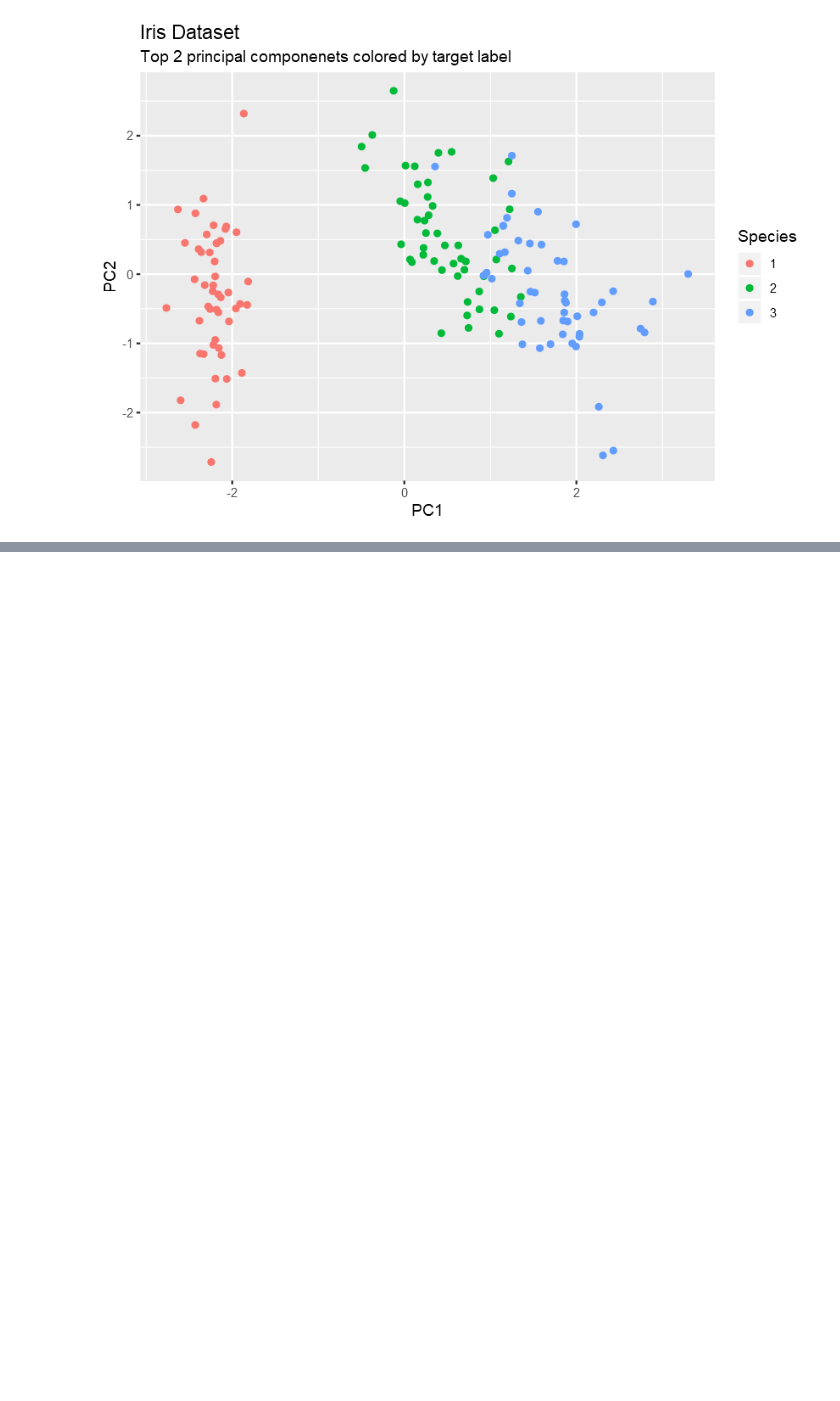
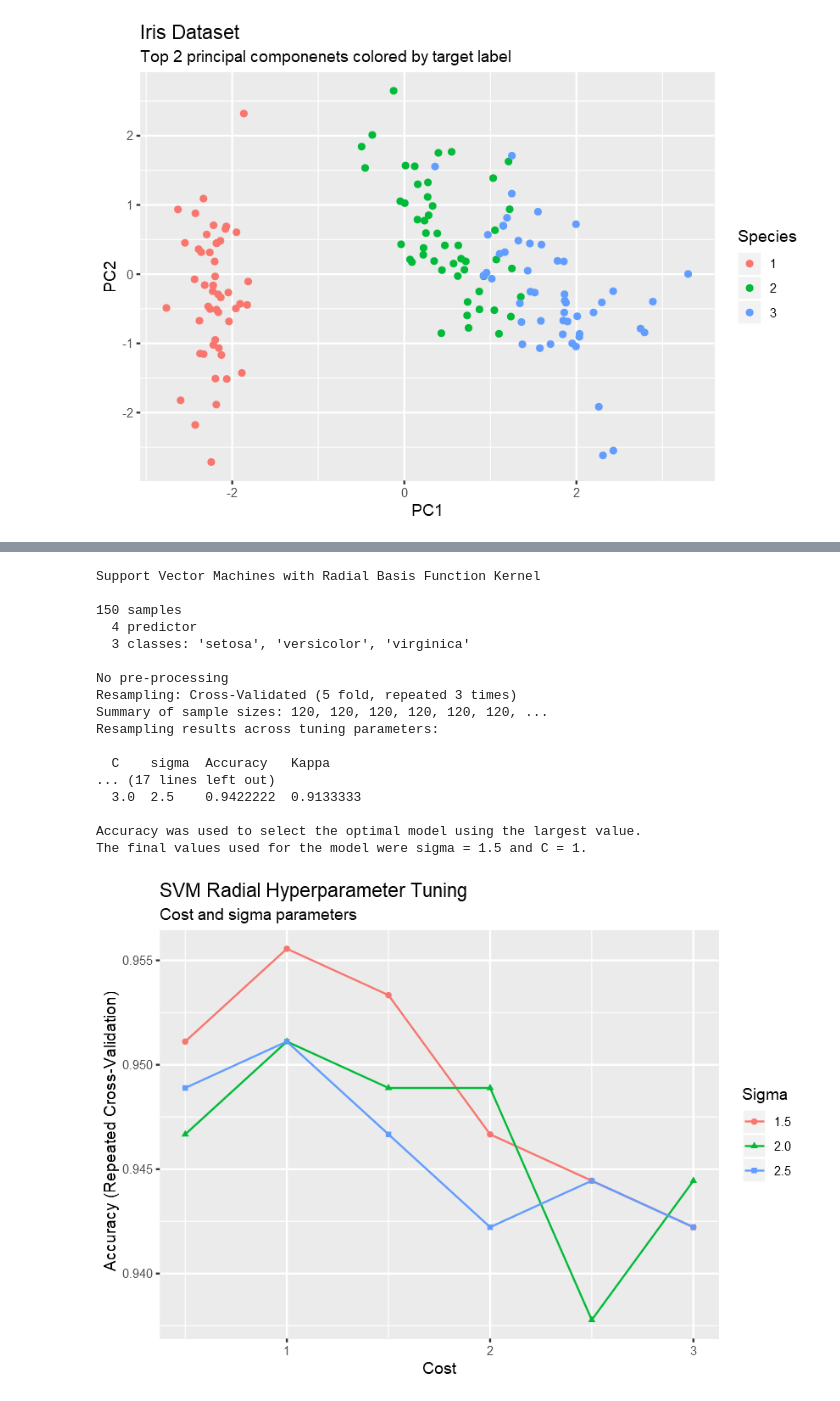
Before and after one commit to natewhit44/kaggle-ml-exploration, a Jupyter notebook: Supervised/Iris_Classification.ipynb, the cells around one changed output, grey strips where cells are left out. Saved outputs shown, nothing was run; the diff lists cells and outputs as text; code cells hidden in the pictures; blank space fills up the shorter version.

```diff
--- a/Supervised/Iris_Classification.ipynb
+++ b/Supervised/Iris_Classification.ipynb
@@ -55,0 +98,36 @@ ggplot(pca_target,aes(x=PC1,y=PC2,color=as.factor(SPECIES))) +
+# %%
+# Test options and evaluation metric
+trainCtrl <- trainControl(method='repeatedcv',number=5,repeats=3,classProbs=TRUE)
+metric <- 'Accuracy'
+
+# Prepare list of algorithms
+algorithm_list <- c(# Rule based
+                    'rpart',
+                    'rf',
+                    # Linear
+                    'lda',
+                    'svmLinear',
+                    # Instance based
+                    'knn',
+                    # Kernelized
+                    'svmRadial')
+
+# Prepare vector for trained models
+initial_models <- as.list(vector(length=length(algorithm_list)))
+
+# Iterate through algorithms and train models
+for(i in 1:length(algorithm_list)){
+    # Random seed for reproducibility
+    set.seed(7)
+
+    # Model training
+    initial_models[[i]] <- train(x=train[,1:4],y=train[,5],
+                                 method=algorithm_list[i],
+                                 metric=metric,
+                                 #preProcess=c('scale'),
+                                 trControl=trainCtrl)
+
+    # Print model results
+    cat('-----------------------------------------------------------------------\n')
+    print(initial_models[[i]])
+}
@@ -55,0 +177,28 @@ ggplot(pca_target,aes(x=PC1,y=PC2,color=as.factor(SPECIES))) +
+# %%
+# SVC Radial
+set.seed(7)
+grid <- expand.grid(.C=seq(0.5,3,by=0.5),.sigma=seq(1.5,2.5,by=0.5))
+tune.svcRad <- train(x=raw_data[,1:4],y=raw_data[,5],method="svmRadial",metric=metric,tuneGrid=grid,trControl=trainCtrl)
+print(tune.svcRad)
+ggplot(tune.svcRad) +
+    labs(title='SVM Radial Hyperparameter Tuning',
+         subtitle='Cost and sigma parameters')
+# %% [output]
+Support Vector Machines with Radial Basis Function Kernel
+
+150 samples
+  4 predictor
+  3 classes: 'setosa', 'versicolor', 'virginica'
+
+No pre-processing
+Resampling: Cross-Validated (5 fold, repeated 3 times)
+Summary of sample sizes: 120, 120, 120, 120, 120, 120, ...
+Resampling results across tuning parameters:
+
+  C    sigma  Accuracy   Kappa
+... (17 lines left out)
+  3.0  2.5    0.9422222  0.9133333
+
+Accuracy was used to select the optimal model using the largest value.
+The final values used for the model were sigma = 1.5 and C = 1.
+[figure, added]
```
Also changed, not shown: parts of 13 cells of this notebook.
